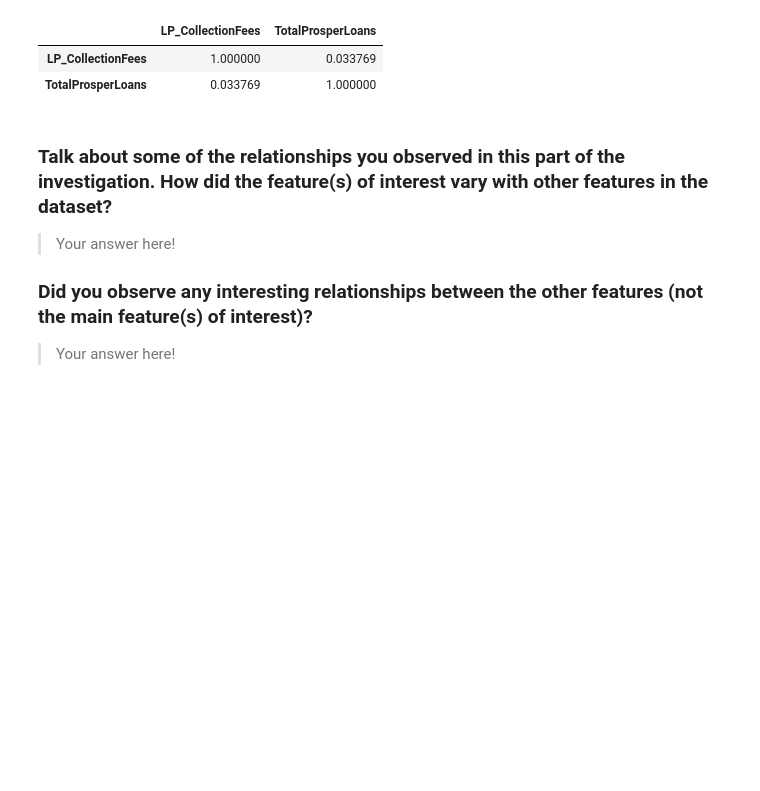
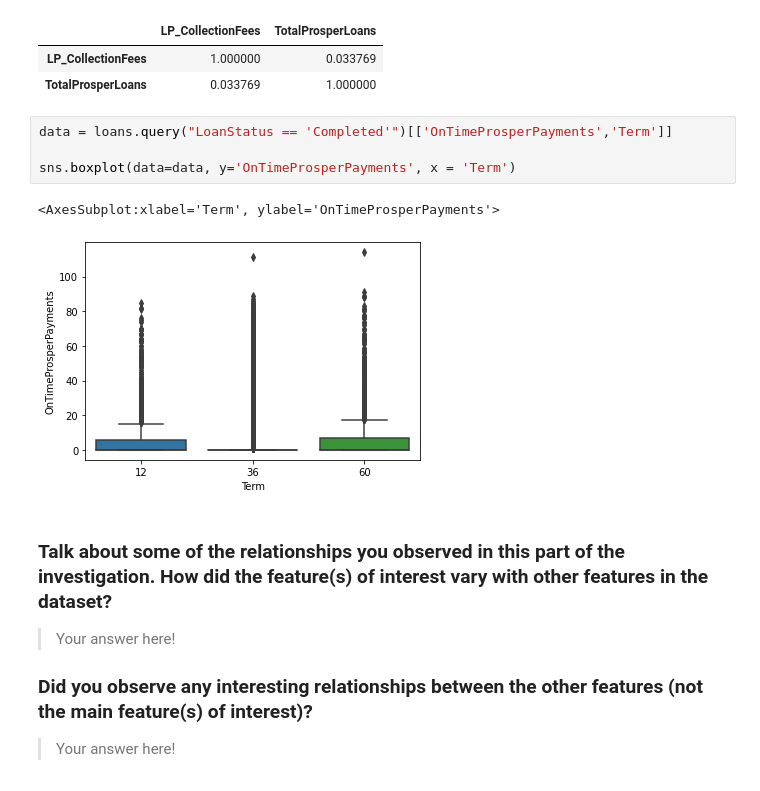
Before and after one commit to cnikoro/prosper_loan_eda, a Jupyter notebook: Part_I_exploration_template.ipynb, the cells around one changed output. Drawn from its saved outputs; the diff is of its cells as text; blank space fills up the shorter version.

```diff
--- a/Part_I_exploration_template.ipynb
+++ b/Part_I_exploration_template.ipynb
@@ -637,6 +649,13 @@ loans[['LP_CollectionFees', 'TotalProsperLoans']].corr()
 |  | LP_CollectionFees | TotalProsperLoans |
 | LP_CollectionFees | 1.000000 | 0.033769 |
 | TotalProsperLoans | 0.033769 | 1.000000 |
+# %%
+data = loans.query("LoanStatus == 'Completed'")[['OnTimeProsperPayments','Term']]
+
+sns.boxplot(data=data, y='OnTimeProsperPayments', x = 'Term')
+# %% [output]
+<AxesSubplot:xlabel='Term', ylabel='OnTimeProsperPayments'>
+[figure, added]
 # %% [markdown]
 ### Talk about some of the relationships you observed in this part of the investigation. How did the feature(s) of interest vary with other features in the dataset?
 
```
Also changed, not shown: parts of 7 cells of this notebook.
